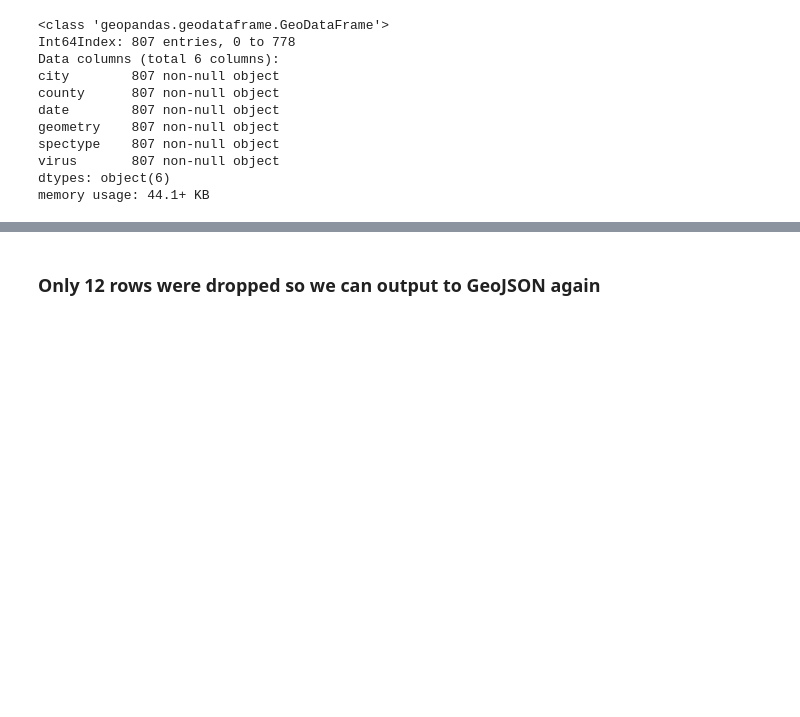
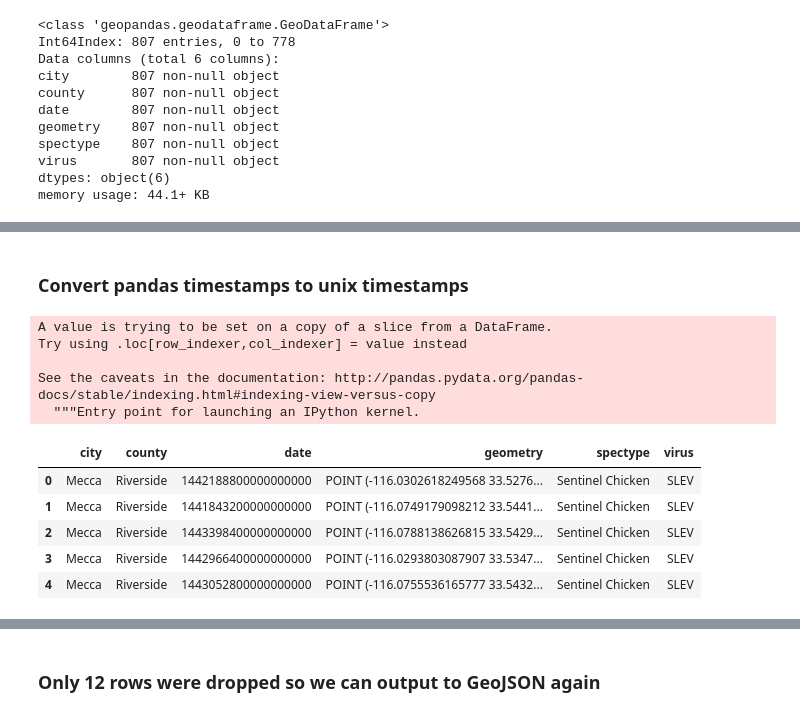
Before and after one commit to bazini627/nmpFinalProject, a Jupyter notebook: sleDataCleanup.ipynb, the cells around one changed output, grey strips where cells are left out. Drawn from its saved outputs; the diff is of its cells as text; code cells hidden in the pictures; blank space fills up the shorter version.

```diff
--- a/sleDataCleanup.ipynb
+++ b/sleDataCleanup.ipynb
@@ -272,0 +276,2 @@ memory usage: 44.1+ KB
+# %%
+sle_merged_no_az['date'] = pd.to_datetime(sle_merged_no_az['date'])
@@ -272,0 +298,19 @@ memory usage: 44.1+ KB
+# %% [markdown]
+### Convert pandas timestamps to unix timestamps
+# %%
+sle_merged_no_az['date'] = sle_merged_no_az['date'].astype(np.int64)
+# %% [output]
+A value is trying to be set on a copy of a slice from a DataFrame.
+Try using .loc[row_indexer,col_indexer] = value instead
+
+See the caveats in the documentation: http://pandas.pydata.org/pandas-docs/stable/indexing.html#indexing-view-versus-copy
+  """Entry point for launching an IPython kernel.
+# %%
+sle_merged_no_az.head()
+# %% [output]
+|  | city | county | date | geometry | spectype | virus |
+| 0 | Mecca | Riverside | 1442188800000000000 | POINT (-116.0302618249568 33.5276... | Sentinel Chicken | SLEV |
+| 1 | Mecca | Riverside | 1441843200000000000 | POINT (-116.0749179098212 33.5441... | Sentinel Chicken | SLEV |
+| 2 | Mecca | Riverside | 1443398400000000000 | POINT (-116.0788138626815 33.5429... | Sentinel Chicken | SLEV |
+| 3 | Mecca | Riverside | 1442966400000000000 | POINT (-116.0293803087907 33.5347... | Sentinel Chicken | SLEV |
+| 4 | Mecca | Riverside | 1443052800000000000 | POINT (-116.0755536165777 33.5432... | Sentinel Chicken | SLEV |
```
Also changed, not shown: parts of 8 cells of this notebook, 1 other file.
